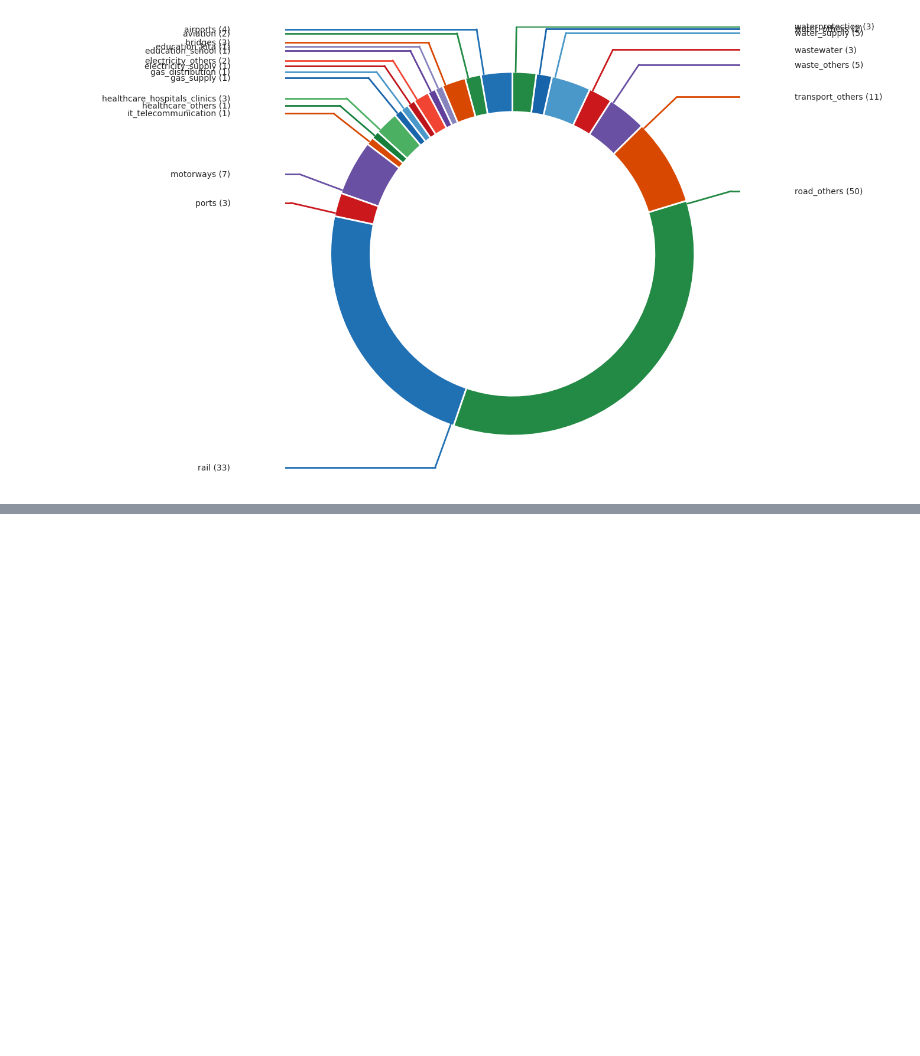
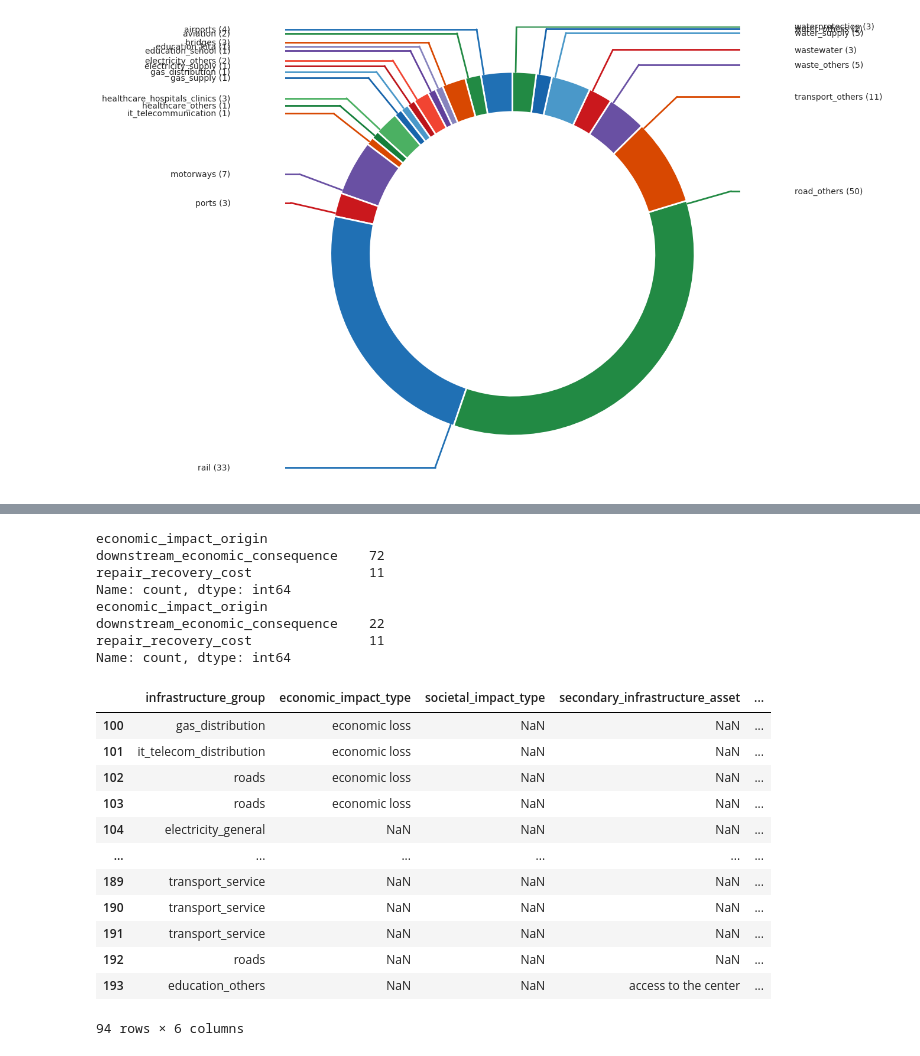
Before and after one commit to SWN-group-at-TU-Berlin/CI-impacts-information-retrieval, a Jupyter notebook: notebooks/figures.ipynb, the cells around one changed output, grey strips where cells are left out. Cells and saved outputs as stored; diff of their text form; code cells hidden in the pictures; blank space fills up the shorter version.

```diff
--- a/notebooks/figures.ipynb
+++ b/notebooks/figures.ipynb
@@ -1513,0 +1700,45 @@ df_plot[
+# %%
+
+## remove secondary_infrastructure_asset and secondary_infrastructure_asset-group entry when it is identical to  infrastructure_group
+try:
+    df_plot['secondary_infrastructure_asset'] = df_plot.apply(lambda row: None if row['secondary_infrastructure_asset'] == row["infrastructure_type"] else row['secondary_infrastructure_asset'], axis=1)
+except:
+    df_plot['secondary_infrastructure_asset'] = df_plot.apply(lambda row: None if row['secondary_infrastructure_asset'] == row["ci1_type"] else row['secondary_infrastructure_asset'], axis=1)
+
+df_plot['secondary_infrastructure_group'] = df_plot.apply(lambda row: None if row['secondary_infrastructure_group'] == row["infrastructure_group"] else row['secondary_infrastructure_group'], axis=1)
+
+
+## remove economic_impact_origin entry when it economic_impact_type is NAN or None
+print(df_plot.economic_impact_origin.value_counts())
+df_plot['economic_impact_origin'] = df_plot.apply(lambda row: None if  (row["economic_impact_type"] in ["None", None, "none", np.nan, "NAN"] ) else row['economic_impact_origin'], axis=1)
+print(df_plot.economic_impact_origin.value_counts())
+
+
+df_plot[
+    [
+    # "infrastructure_type", "location", "damage",
+    "infrastructure_group", #"infrastructure_sector",
+    "economic_impact_type", "societal_impact_type", "secondary_infrastructure_asset", "secondary_infrastructure_group", "secondary_infrastructure_sector"]
+][100:]
+# %% [output]
+economic_impact_origin
+downstream_economic_consequence    72
+repair_recovery_cost               11
+Name: count, dtype: int64
+economic_impact_origin
+downstream_economic_consequence    22
+repair_recovery_cost               11
+Name: count, dtype: int64
+|  | infrastructure_group | economic_impact_type | societal_impact_type | secondary_infrastructure_asset | ... |
+| 100 | gas_distribution | economic loss | NaN | NaN | ... |
+| 101 | it_telecom_distribution | economic loss | NaN | NaN | ... |
+| 102 | roads | economic loss | NaN | NaN | ... |
+| 103 | roads | economic loss | NaN | NaN | ... |
+| 104 | electricity_general | NaN | NaN | NaN | ... |
+| ... | ... | ... | ... | ... | ... |
+| 189 | transport_service | NaN | NaN | NaN | ... |
+| 190 | transport_service | NaN | NaN | NaN | ... |
+| 191 | transport_service | NaN | NaN | NaN | ... |
+| 192 | roads | NaN | NaN | NaN | ... |
+| 193 | education_others | NaN | NaN | access to the center | ... |
+94 rows × 6 columns
```
Also changed, not shown: parts of 26 cells of this notebook, 2 other files.
